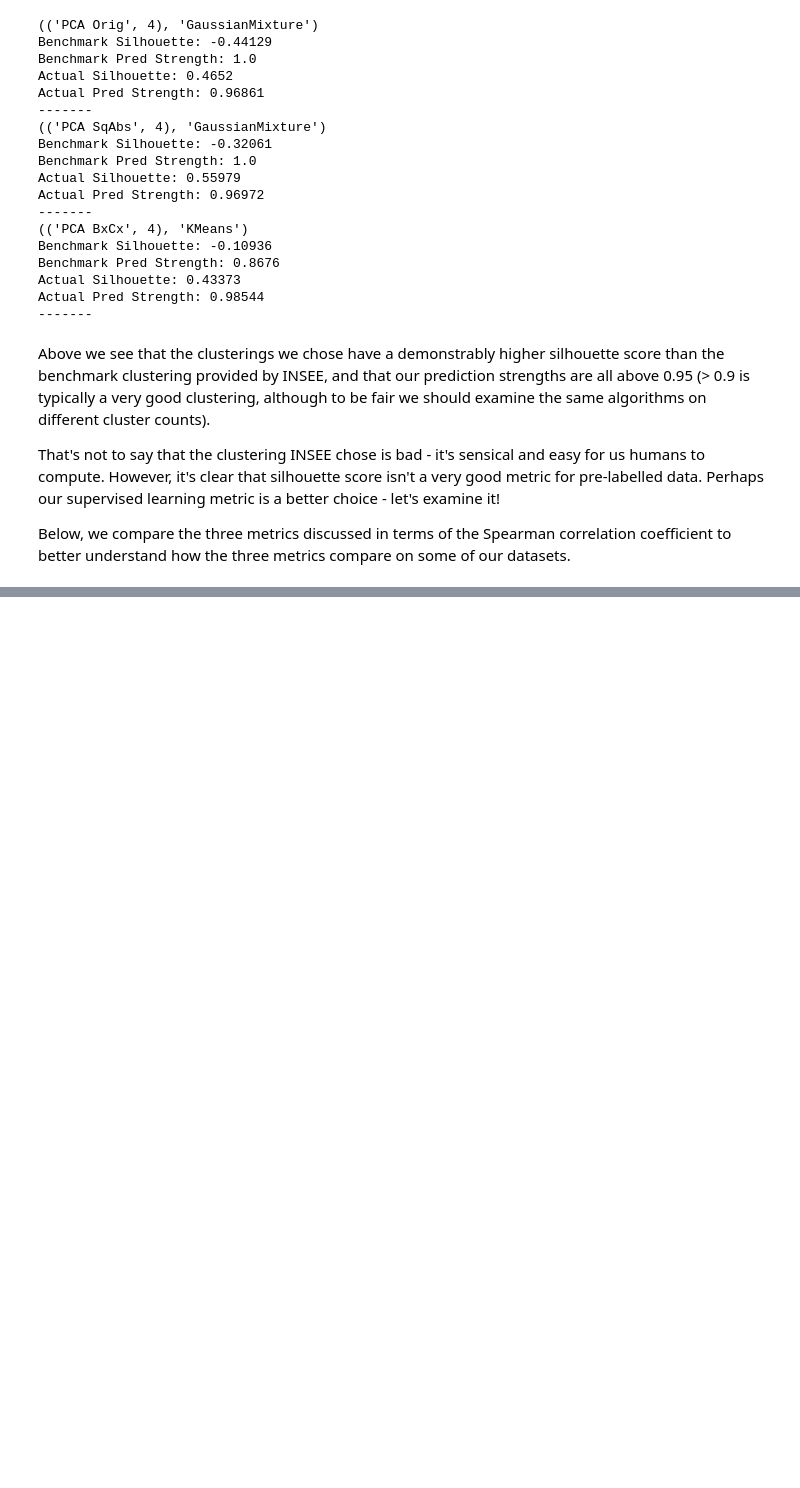
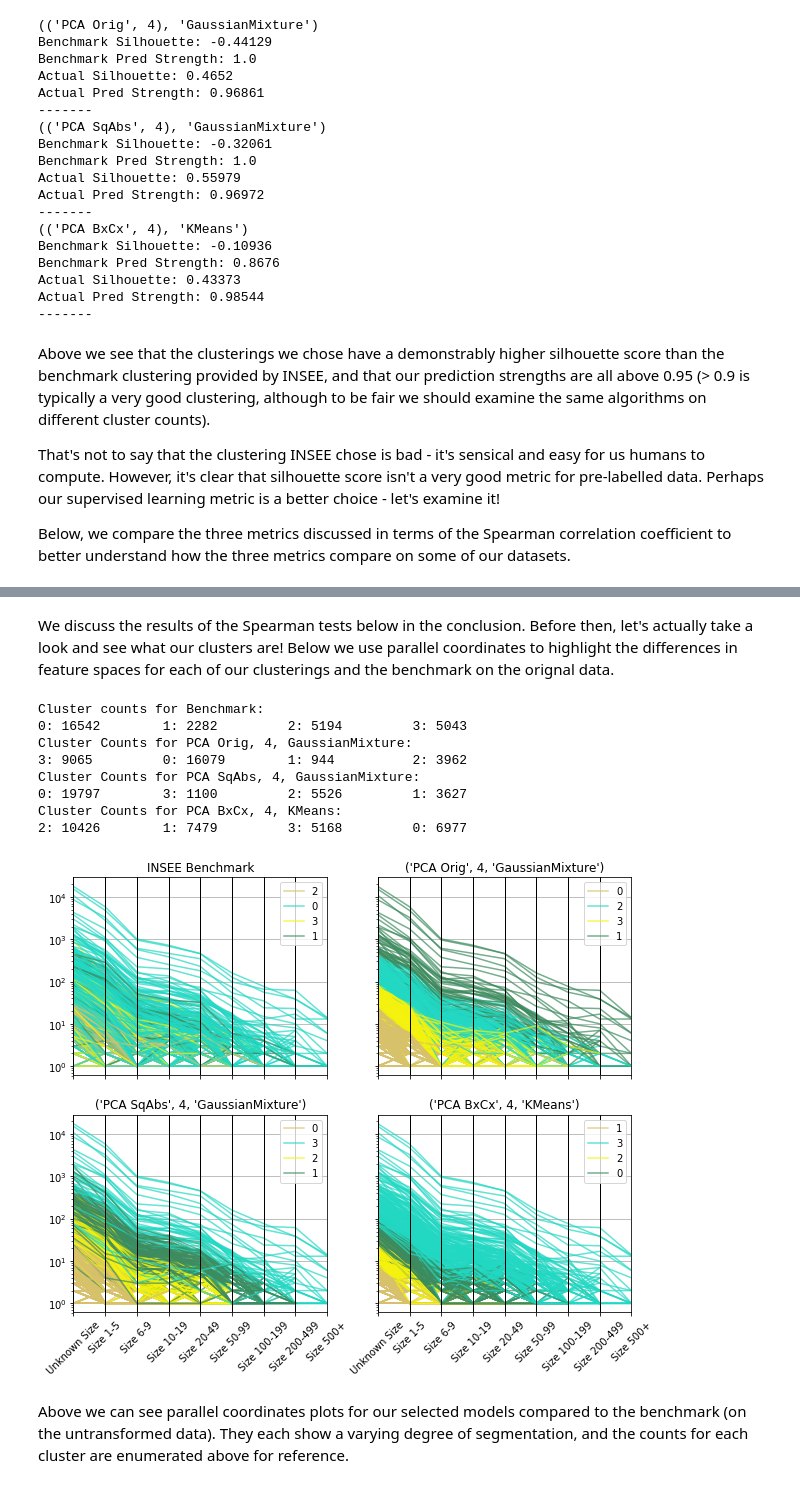
Before and after one commit to eyes-robson/MLND, a Jupyter notebook: capstone/Capstone.ipynb, the cells around one changed output, grey strips where cells are left out. Drawn from its saved outputs; the diff is of its cells as text; code cells hidden in the pictures; blank space fills up the shorter version.

```diff
--- a/capstone/Capstone.ipynb
+++ b/capstone/Capstone.ipynb
@@ -1141,6 +1143,73 @@ GMM: 0.6836     KMeans: 0.3922
 
 Prediction Strength and Learnability Spearman:
 GMM: 0.5768     KMeans: 0.7181
+# %% [markdown]
+We discuss the results of the Spearman tests below in the conclusion. Before then, let's actually take a look and see what our clusters are! Below we use parallel coordinates to highlight the differences in feature spaces for each of our clusterings and the benchmark on the orignal data.
+# %%
+# create a figure with subplots
+fig,((ax1, ax2), (ax3, ax4)) = plt.subplots(nrows=2,ncols=2, sharey = 'all', sharex='all', figsize=(10,8))
+ax_list = [ax1, ax2, ax3, ax4]
+ax_count = 1
+
+ax1.set_title('INSEE Benchmark')
+temp_firm = firm_dat.copy().loc[common_index]
+temp_firm['Preds'] = bench_pred
+pd.plotting.parallel_coordinates(temp_firm.sample(n=1200,random_state = 1920), 'Preds', ax=ax1, alpha = 0.7);
+
+print('Cluster counts for Benchmark: ')
+pred_unique = temp_firm['Preds'].unique()
+out = ''
+for j in pred_unique:
+    pred_count = sum(temp_firm['Preds']==j)
+    out += str(j) + ': ' + str(pred_count) + '    \t'
+print out
+
+# we'll iterate even though it's only three - this is more scalable!
+for clustering in zip(gmm_accepts,[GaussianMixture,GaussianMixture]) + zip(kmeans_accepts, [KMeans]):
+
+    algo = clustering[1]
+    dat = clustering[0][0]
+    k = clustering[0][1]
+
+    preds_dict = preds[algo]
+    predictions = preds_dict[(dat,k)]
+    axes = ax_list[ax_count]
+
+    axes.set_title((dat,k,algo.__name__))
+
+    temp_firm = firm_dat.copy()
+    temp_firm['Preds'] = predictions
+
+    pd.plotting.parallel_coordinates(temp_firm.loc[common_index].sample(n=1200,random_state = 1920), 'Preds', ax=axes, alpha = 0.7);
+    axes.semilogy()
+
+    ax_count += 1
+
+    print('Cluster Counts for ' + str(dat) + ', ' + str(k) + ', '+ str(algo.__name__) + ': ')
+    pred_unique = temp_firm['Preds'].unique()
+    out = ''
+    for j in pred_unique:
+        pred_count = sum(temp_firm['Preds']==j)
+        out += str(j) + ': ' + str(pred_count) + '    \t'
+    print out
+
+for ax in [ax3, ax4]:
+    for i in ax.xaxis.get_ticklabels():
+        i.set_rotation(45)
+
+plt.show()
+# %% [output]
+Cluster counts for Benchmark:
+0: 16542        1: 2282         2: 5194         3: 5043
+Cluster Counts for PCA Orig, 4, GaussianMixture:
+3: 9065         0: 16079        1: 944          2: 3962
+Cluster Counts for PCA SqAbs, 4, GaussianMixture:
+0: 19797        3: 1100         2: 5526         1: 3627
+Cluster Counts for PCA BxCx, 4, KMeans:
+2: 10426        1: 7479         3: 5168         0: 6977
+[figure, added]
+# %% [markdown]
+Above we can see parallel coordinates plots for our selected models compared to the benchmark (on the untransformed data). They each show a varying degree of segmentation, and the counts for each cluster are enumerated above for reference.
 # %% [markdown]
 ## Conclusions ##
 
```
Also changed, not shown: parts of 8 cells of this notebook, 2 other files.
